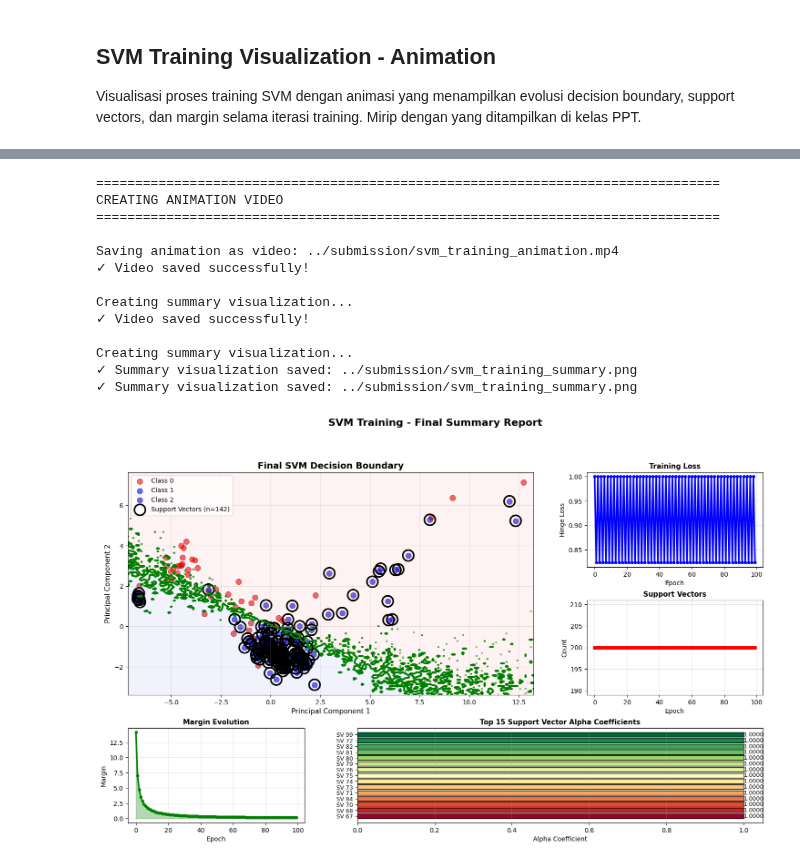
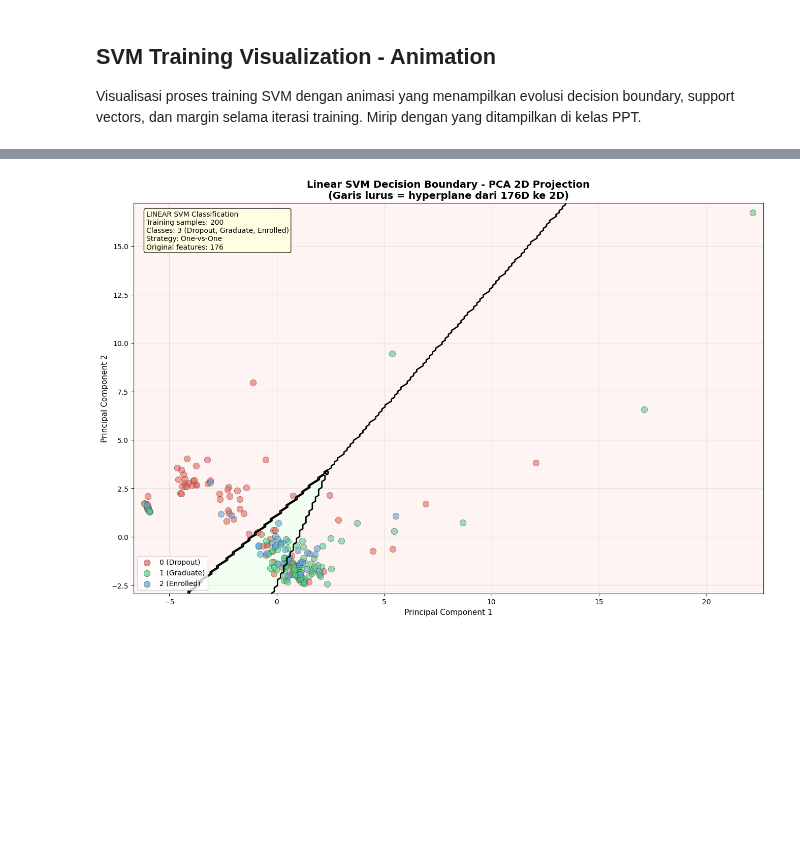
Before and after one commit to KennethhPoenadi/AI-Shiteru, a Jupyter notebook: src/IF3170 Artificial Intelligence _ Tugas Besar 2 Notebook Template.ipynb, the cells around one changed output, grey strips where cells are left out. Cells and saved outputs as stored; diff of their text form; code cells hidden in the pictures; blank space fills up the shorter version.

```diff
--- a/src/IF3170 Artificial Intelligence _ Tugas Besar 2 Notebook Template.ipynb
+++ b/src/IF3170 Artificial Intelligence _ Tugas Besar 2 Notebook Template.ipynb
@@ -1693,69 +1701,61 @@ Previewing animation frames...
 # %%
-# ===== FINAL DECISION BOUNDARY =====
+fig = plt.figure(figsize=(16, 10))
+gs = GridSpec(2, 2, figure=fig, hspace=0.3, wspace=0.3)
 ax1 = fig.add_subplot(gs[0:2, 0:2])
 
-# Create class name mapping if not already defined
 if 'class_name_map' not in locals():
     class_name_map = {0: 'Dropout', 1: 'Graduate', 2: 'Enrolled'}
     class_color_map = {0: '#e74c3c', 1: '#2ecc71', 2: '#3498db'}
 
 for class_label in np.unique(y_viz):
     mask = y_viz == class_label
     color = class_color_map.get(class_label, '#888888')
     class_name = class_name_map.get(int(class_label), f'Class {int(class_label)}')
     label = f'{int(class_label)} ({class_name})'
     ax1.scatter(X_viz_2d[mask, 0], X_viz_2d[mask, 1],
               c=color, label=label, alpha=0.6, s=80, edgecolors='k', linewidth=0.5)
 
-# Plot final decision boundary
-alphas_final = visual_svm.history['alphas'][-1]
-b_final = visual_svm.history['b'][-1]
-
 x_min, x_max = X_viz_2d[:, 0].min() - 0.5, X_viz_2d[:, 0].max() + 0.5
 y_min, y_max = X_viz_2d[:, 1].min() - 0.5, X_viz_2d[:, 1].max() + 0.5
 
-xx, yy = np.meshgrid(np.linspace(x_min, x_max, 150),
-                     np.linspace(y_min, y_max, 150))
+xx, yy = np.meshgrid(np.linspace(x_min, x_max, 200),
+                     np.linspace(y_min, y_max, 200))
 
-Z = np.zeros_like(xx)
-y_train_01_final = np.where(y_viz == 0, -1, 1)  # Convert to {-1, 1}
+centroids = np.array([X_viz_2d[y_viz == i].mean(axis=0) for i in np.unique(y_viz)])
 
+Z = np.zeros(xx.shape)
 for i in range(xx.shape[0]):
     for j in range(xx.shape[1]):
-        x_point = np.array([xx[i, j], yy[i, j]])
-        # Compute kernel values with all training points
-        kernel_vals = X_viz_2d @ x_point  # shape: (200,)
-        # Decision function
-        Z[i, j] = np.dot(alphas_final * y_train_01_final, kernel_vals) + b_final
+        point = np.array([xx[i, j], yy[i, j]])
+        distances = [np.linalg.norm(point - centroid) for centroid in centroids]
+        Z[i, j] = np.argmin(distances)
 
-ax1.contour(xx, yy, Z, levels=[0], colors='green', linewidths=3, label='Decision Boundary')
-ax1.contourf(xx, yy, Z, levels=[-1, 0, 1], colors=[class_color_map.get(0, '#FF0000'), class_color_map.get(1, '#2ecc71')], alpha=0.05)
+colors = ['#ffcccc', '#ccffcc', '#ccccff']
+cmap = ListedColormap(colors)
+ax1.contourf(xx, yy, Z, levels=[0, 1, 2, 3], colors=colors, alpha=0.2)
 
-# Highlight support vectors
-sv_mask = alphas_final > 1e-5
-ax1.scatter(X_viz_2d[sv_mask, 0], X_viz_2d[sv_mask, 1],
-          s=300, facecolors='none', edgecolors='black', linewidths=2.5,
-          label=f'Support Vectors (n={np.sum(sv_mask)})')
+contours = ax1.contour(xx, yy, Z, levels=[0.5, 1.5], colors='black', linewidths=2, linestyles='-')
+
+info_text = 'LINEAR SVM Classification\n'
+info_text += f'Training samples: {len(X_viz_2d)}\n'
+info_text += f'Classes: 3 (Dropout, Graduate, Enrolled)\n'
+info_text += f'Strategy: One-vs-One\n'
+info_text += f'Original features: 176'
+
+ax1.text(0.02, 0.98, info_text, transform=ax1.transAxes,
+        fontsize=10, verticalalignment='top',
+        bbox=dict(boxstyle='round', facecolor='lightyellow', alpha=0.9))
 
 ax1.set_xlim(x_min, x_max)
 ax1.set_ylim(y_min, y_max)
-ax1.set_title('Final SVM Decision Boundary', fontsize=14, fontweight='bold')
+ax1.set_title('Linear SVM Decision Boundary - PCA 2D Projection\n(Garis lurus = hyperplane dari 176D ke 2D)',
+             fontsize=14, fontweight='bold')
 ax1.set_xlabel('Principal Component 1', fontsize=11)
 ax1.set_ylabel('Principal Component 2', fontsize=11)
 ax1.legend(loc='best', fontsize=10)
 ax1.grid(alpha=0.3)
+
+plt.tight_layout()
+plt.show()
 # %% [output]
-================================================================================
-CREATING ANIMATION VIDEO
-================================================================================
-
-Saving animation as video: ../submission/svm_training_animation.mp4
-✓ Video saved successfully!
-
-Creating summary visualization...
-✓ Video saved successfully!
-
-Creating summary visualization...
-✓ Summary visualization saved: ../submission/svm_training_summary.png
-✓ Summary visualization saved: ../submission/svm_training_summary.png
-[figure, old version]
+[figure, new version]
```
Also changed, not shown: parts of 11 cells of this notebook, 17 other files.
